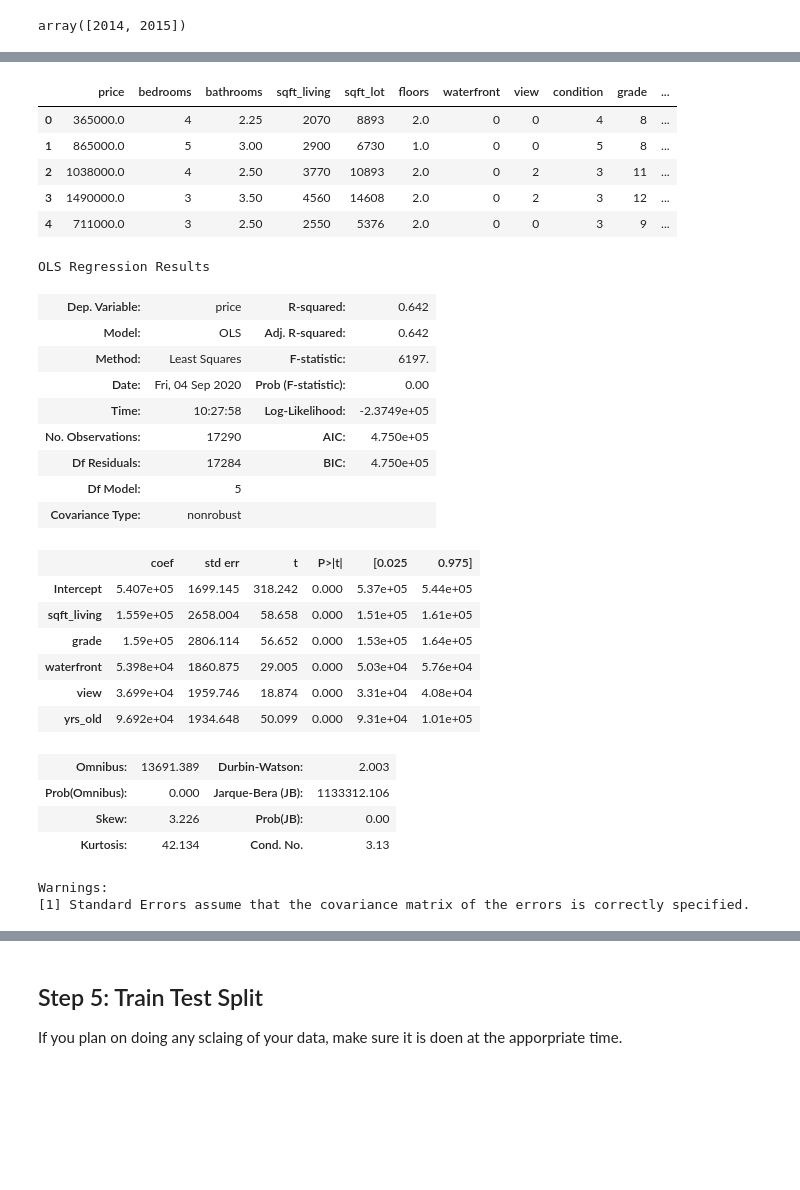
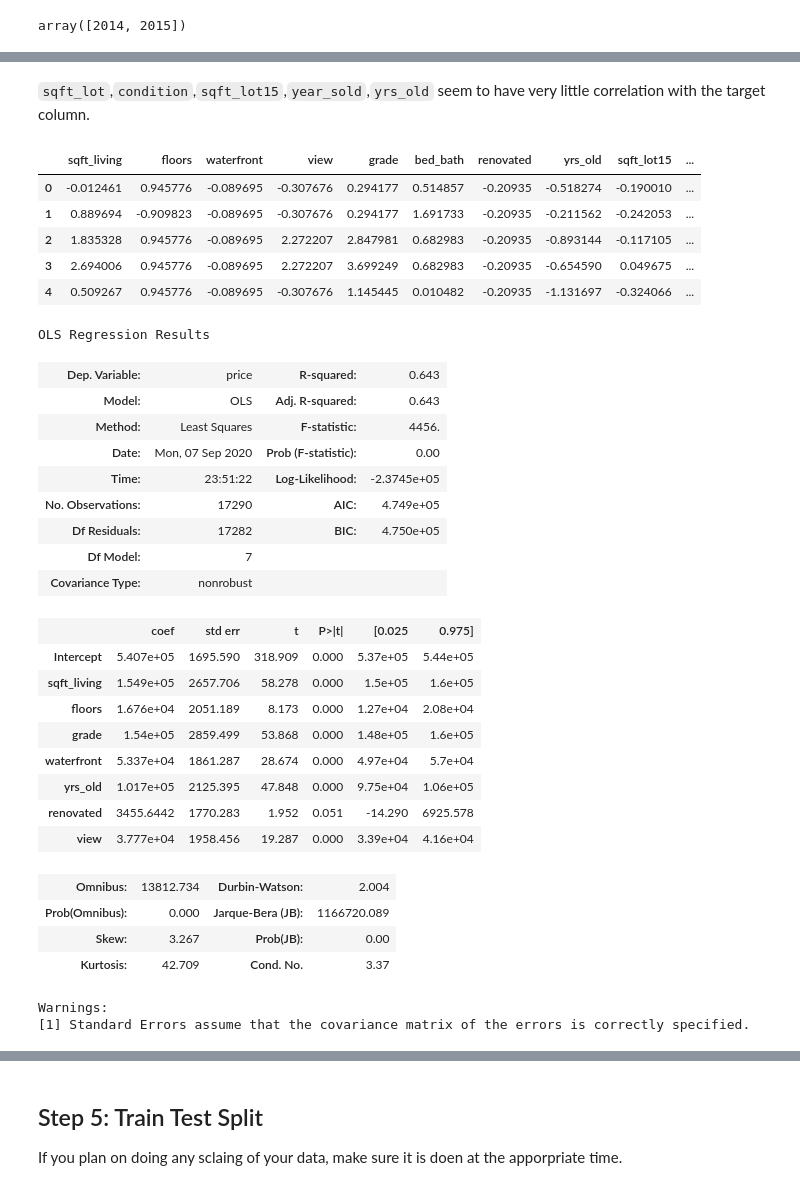
Before and after one commit to ykfarhan/predicting-kings-county-housing-price, a Jupyter notebook: Bakeoff_modeling_process_v1.ipynb, the cells around one changed output, grey strips where cells are left out. Drawn from its saved outputs; the diff is of its cells as text; code cells hidden in the pictures; blank space fills up the shorter version.

Commit message:
final model for prediction

```diff
--- a/Bakeoff_modeling_process_v1.ipynb
+++ b/Bakeoff_modeling_process_v1.ipynb
@@ -145,0 +168,3 @@ house.drop(columns = ['yr_built','date', 'yr_renovated','yrs_since_renovation',
+# %%
+# create a new interaction feature by adding 'bedrooms' and 'bathrooms' columns
+house['bed_bath'] = house['bedrooms'] + house['bathrooms']
@@ -146,9 +191,20 @@ house.drop(columns = ['yr_built','date', 'yr_renovated','yrs_since_renovation',
+# %% [markdown]
+`sqft_lot`,`condition`,`sqft_lot15`,`year_sold`,`yrs_old` seem to have very little correlation with the target column.
+# %%
+features =['sqft_living','floors','waterfront','view','grade','bed_bath','renovated','yrs_old',
+          'sqft_lot15','sqft_living15','condition']
+df = house[features].copy()
+df['price'] = house['price']
+# %%
+df_scaled = (df - df.mean())/df.std()
+# %%
+df_scaled['price'] = df['price']
 # %%
-house.head()
+df_scaled.head()
 # %% [output]
-|  | price | bedrooms | bathrooms | sqft_living | sqft_lot | floors | waterfront | view | condition | grade | ... |
-| 0 | 365000.0 | 4 | 2.25 | 2070 | 8893 | 2.0 | 0 | 0 | 4 | 8 | ... |
-| 1 | 865000.0 | 5 | 3.00 | 2900 | 6730 | 1.0 | 0 | 0 | 5 | 8 | ... |
-| 2 | 1038000.0 | 4 | 2.50 | 3770 | 10893 | 2.0 | 0 | 2 | 3 | 11 | ... |
-| 3 | 1490000.0 | 3 | 3.50 | 4560 | 14608 | 2.0 | 0 | 2 | 3 | 12 | ... |
-| 4 | 711000.0 | 3 | 2.50 | 2550 | 5376 | 2.0 | 0 | 0 | 3 | 9 | ... |
+|  | sqft_living | floors | waterfront | view | grade | bed_bath | renovated | yrs_old | sqft_lot15 | ... |
+| 0 | -0.012461 | 0.945776 | -0.089695 | -0.307676 | 0.294177 | 0.514857 | -0.20935 | -0.518274 | -0.190010 | ... |
+| 1 | 0.889694 | -0.909823 | -0.089695 | -0.307676 | 0.294177 | 1.691733 | -0.20935 | -0.211562 | -0.242053 | ... |
+| 2 | 1.835328 | 0.945776 | -0.089695 | 2.272207 | 2.847981 | 0.682983 | -0.20935 | -0.893144 | -0.117105 | ... |
+| 3 | 2.694006 | 0.945776 | -0.089695 | 2.272207 | 3.699249 | 0.682983 | -0.20935 | -0.654590 | 0.049675 | ... |
+| 4 | 0.509267 | 0.945776 | -0.089695 | -0.307676 | 1.145445 | 0.010482 | -0.20935 | -1.131697 | -0.324066 | ... |
@@ -159,29 +211,32 @@ house_scaled['price'] = house['price']
 # %%
 from statsmodels.formula.api import ols
 
-lr_model = ols(formula='price~sqft_living+grade+waterfront+view+yrs_old', data=house_scaled).fit()
+lr_model = ols(formula='price~sqft_living+floors+grade+waterfront+yrs_old+renovated+view',
+               data=df_scaled).fit()
 lr_model.summary()
 # %% [output]
 OLS Regression Results
-| Dep. Variable: | price | R-squared: | 0.642 |
-| Model: | OLS | Adj. R-squared: | 0.642 |
-| Method: | Least Squares | F-statistic: | 6197. |
-| Date: | Fri, 04 Sep 2020 | Prob (F-statistic): | 0.00 |
-| Time: | 10:27:58 | Log-Likelihood: | -2.3749e+05 |
-| No. Observations: | 17290 | AIC: | 4.750e+05 |
-| Df Residuals: | 17284 | BIC: | 4.750e+05 |
-| Df Model: | 5 |  |  |
+| Dep. Variable: | price | R-squared: | 0.643 |
+| Model: | OLS | Adj. R-squared: | 0.643 |
+| Method: | Least Squares | F-statistic: | 4456. |
+| Date: | Mon, 07 Sep 2020 | Prob (F-statistic): | 0.00 |
+| Time: | 23:51:22 | Log-Likelihood: | -2.3745e+05 |
+| No. Observations: | 17290 | AIC: | 4.749e+05 |
+| Df Residuals: | 17282 | BIC: | 4.750e+05 |
+| Df Model: | 7 |  |  |
 | Covariance Type: | nonrobust |  |  |
 |  | coef | std err | t | P>|t| | [0.025 | 0.975] |
-| Intercept | 5.407e+05 | 1699.145 | 318.242 | 0.000 | 5.37e+05 | 5.44e+05 |
-| sqft_living | 1.559e+05 | 2658.004 | 58.658 | 0.000 | 1.51e+05 | 1.61e+05 |
-| grade | 1.59e+05 | 2806.114 | 56.652 | 0.000 | 1.53e+05 | 1.64e+05 |
-| waterfront | 5.398e+04 | 1860.875 | 29.005 | 0.000 | 5.03e+04 | 5.76e+04 |
-| view | 3.699e+04 | 1959.746 | 18.874 | 0.000 | 3.31e+04 | 4.08e+04 |
-| yrs_old | 9.692e+04 | 1934.648 | 50.099 | 0.000 | 9.31e+04 | 1.01e+05 |
+| Intercept | 5.407e+05 | 1695.590 | 318.909 | 0.000 | 5.37e+05 | 5.44e+05 |
+| sqft_living | 1.549e+05 | 2657.706 | 58.278 | 0.000 | 1.5e+05 | 1.6e+05 |
+| floors | 1.676e+04 | 2051.189 | 8.173 | 0.000 | 1.27e+04 | 2.08e+04 |
+| grade | 1.54e+05 | 2859.499 | 53.868 | 0.000 | 1.48e+05 | 1.6e+05 |
+| waterfront | 5.337e+04 | 1861.287 | 28.674 | 0.000 | 4.97e+04 | 5.7e+04 |
+| yrs_old | 1.017e+05 | 2125.395 | 47.848 | 0.000 | 9.75e+04 | 1.06e+05 |
+| renovated | 3455.6442 | 1770.283 | 1.952 | 0.051 | -14.290 | 6925.578 |
+| view | 3.777e+04 | 1958.456 | 19.287 | 0.000 | 3.39e+04 | 4.16e+04 |
-| Omnibus: | 13691.389 | Durbin-Watson: | 2.003 |
-| Prob(Omnibus): | 0.000 | Jarque-Bera (JB): | 1133312.106 |
-| Skew: | 3.226 | Prob(JB): | 0.00 |
-| Kurtosis: | 42.134 | Cond. No. | 3.13 |
+| Omnibus: | 13812.734 | Durbin-Watson: | 2.004 |
+| Prob(Omnibus): | 0.000 | Jarque-Bera (JB): | 1166720.089 |
+| Skew: | 3.267 | Prob(JB): | 0.00 |
+| Kurtosis: | 42.709 | Cond. No. | 3.37 |
 Warnings:
 [1] Standard Errors assume that the covariance matrix of the errors is correctly specified.
```
Also changed, not shown: parts of 79 cells of this notebook, 2 other files.
